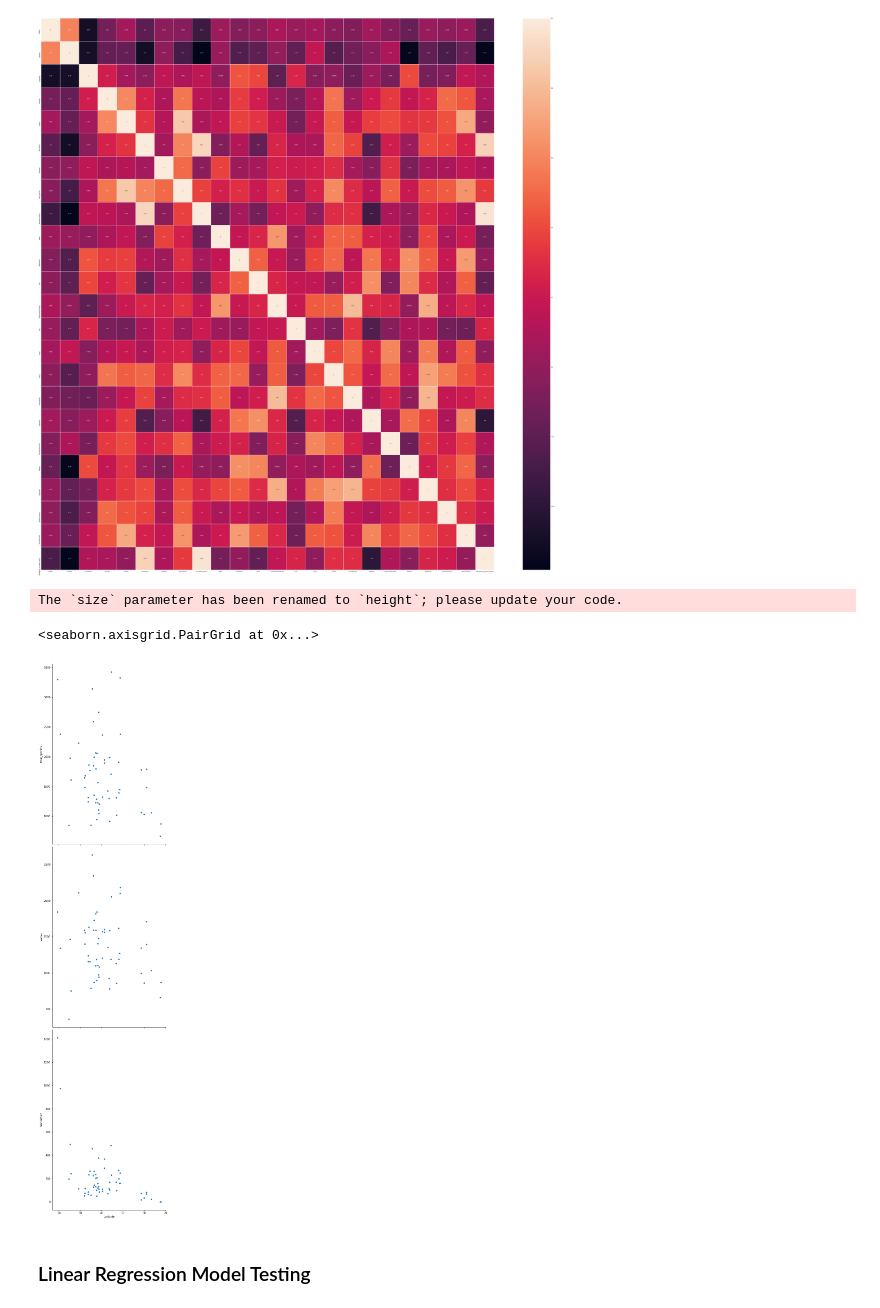
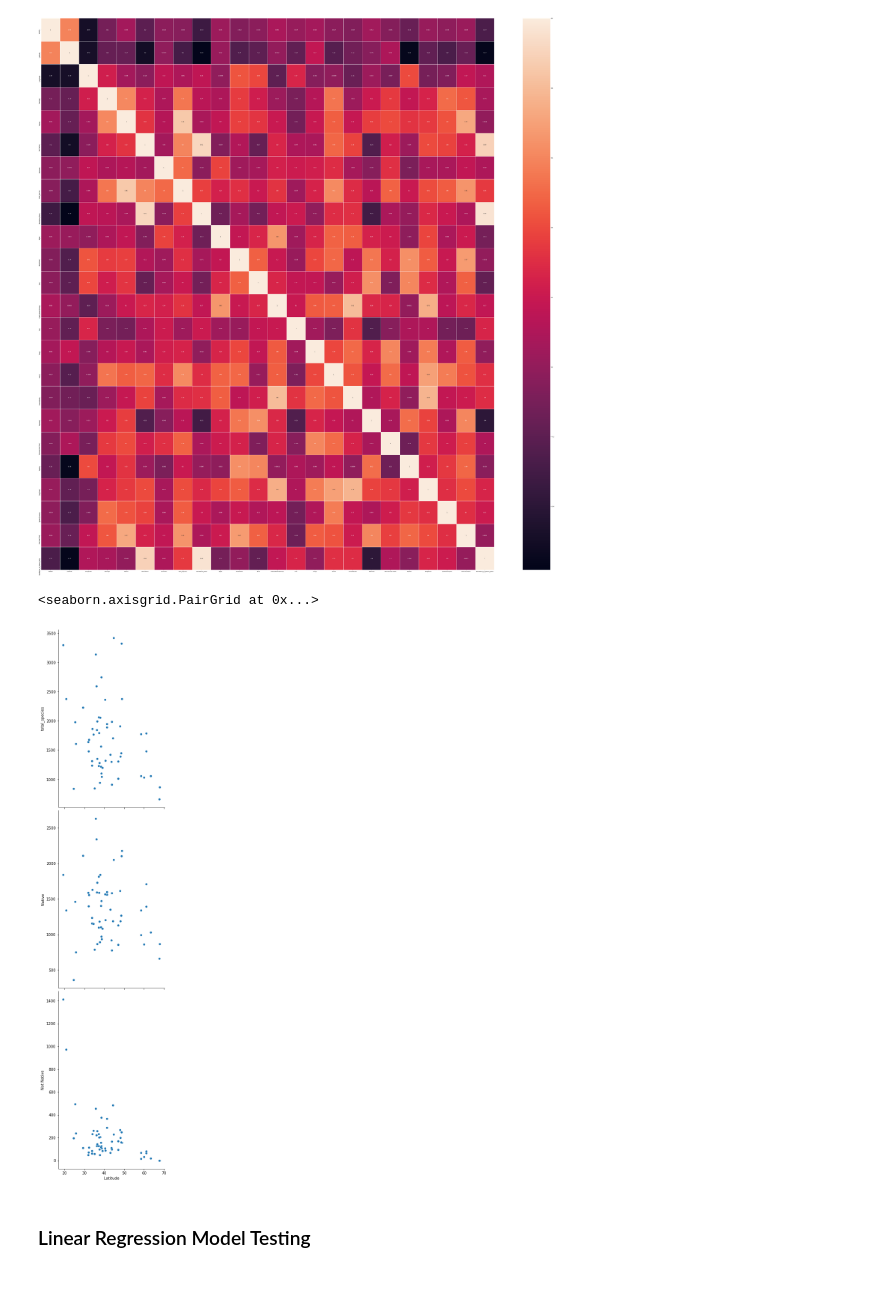
Before and after one commit to holleyvoegtle/Biodiversity_Analysis, a Jupyter notebook: machine-learning/Biodiversity_MachineLearning.ipynb, the cells around one changed output. Saved outputs shown, nothing was run; the diff lists cells and outputs as text; code cells hidden in the pictures.

```diff
--- a/machine-learning/Biodiversity_MachineLearning.ipynb
+++ b/machine-learning/Biodiversity_MachineLearning.ipynb
@@ -85,11 +86,10 @@ sns.heatmap(biodiversity_df.corr(method='pearson'), annot=True, linewidths=.5, a
 [figure]
 # %%
 # Visualize the relationship between the features and the response using scatterplots
-sns.pairplot(biodiversity_df, x_vars=['Latitude'], y_vars=['total_species', 'Native', 'Not Native'], size=10, aspect=.7)
+sns.pairplot(biodiversity_df, x_vars=['Latitude'], y_vars=['total_species', 'Native', 'Not Native'], size=7, aspect=.7)
 # %% [output]
-The `size` parameter has been renamed to `height`; please update your code.
+<seaborn.axisgrid.PairGrid at 0x...>
-<seaborn.axisgrid.PairGrid at 0x...>
-[figure, old version]
+[figure, new version]
 # %% [markdown]
 ### Linear Regression Model Testing
 # %% [markdown]
```
Also changed, not shown: parts of 20 cells of this notebook.
